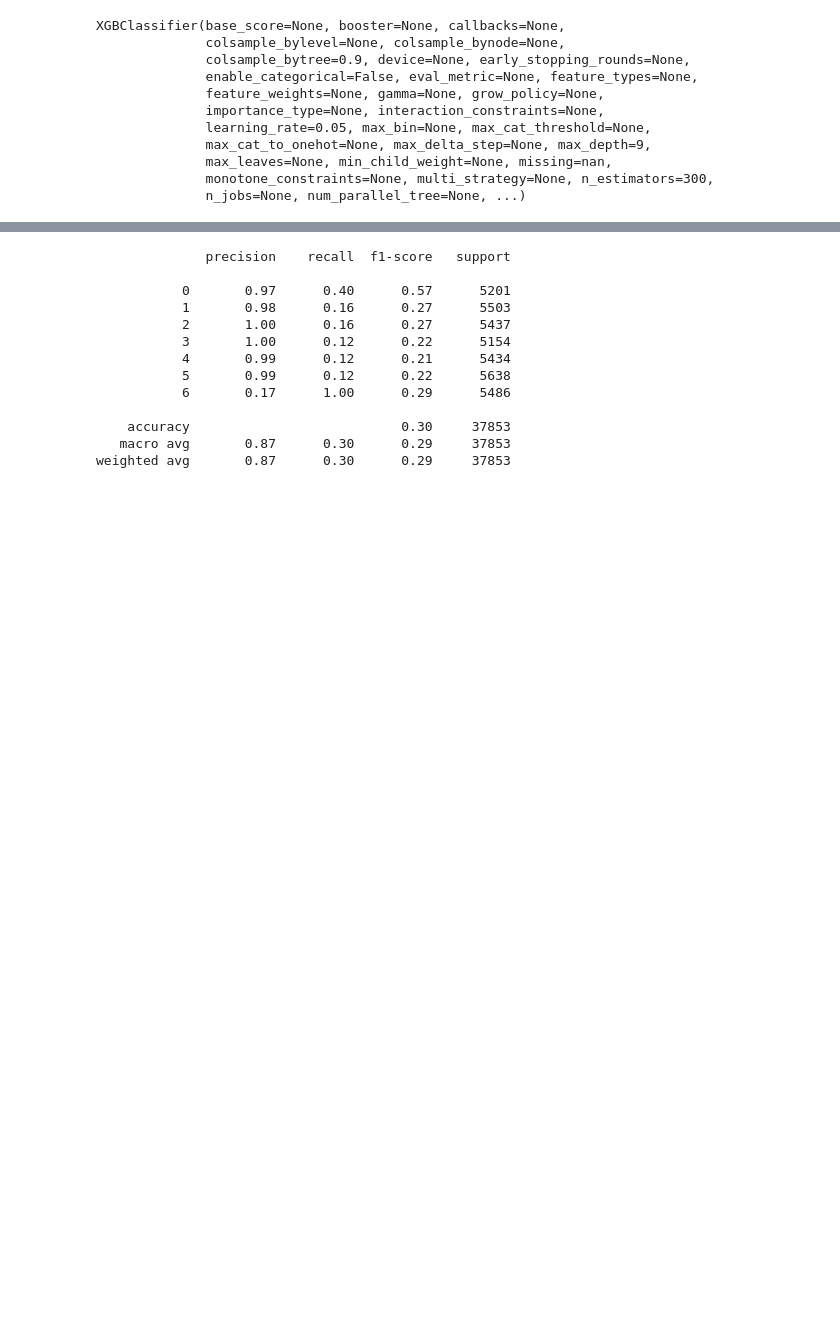
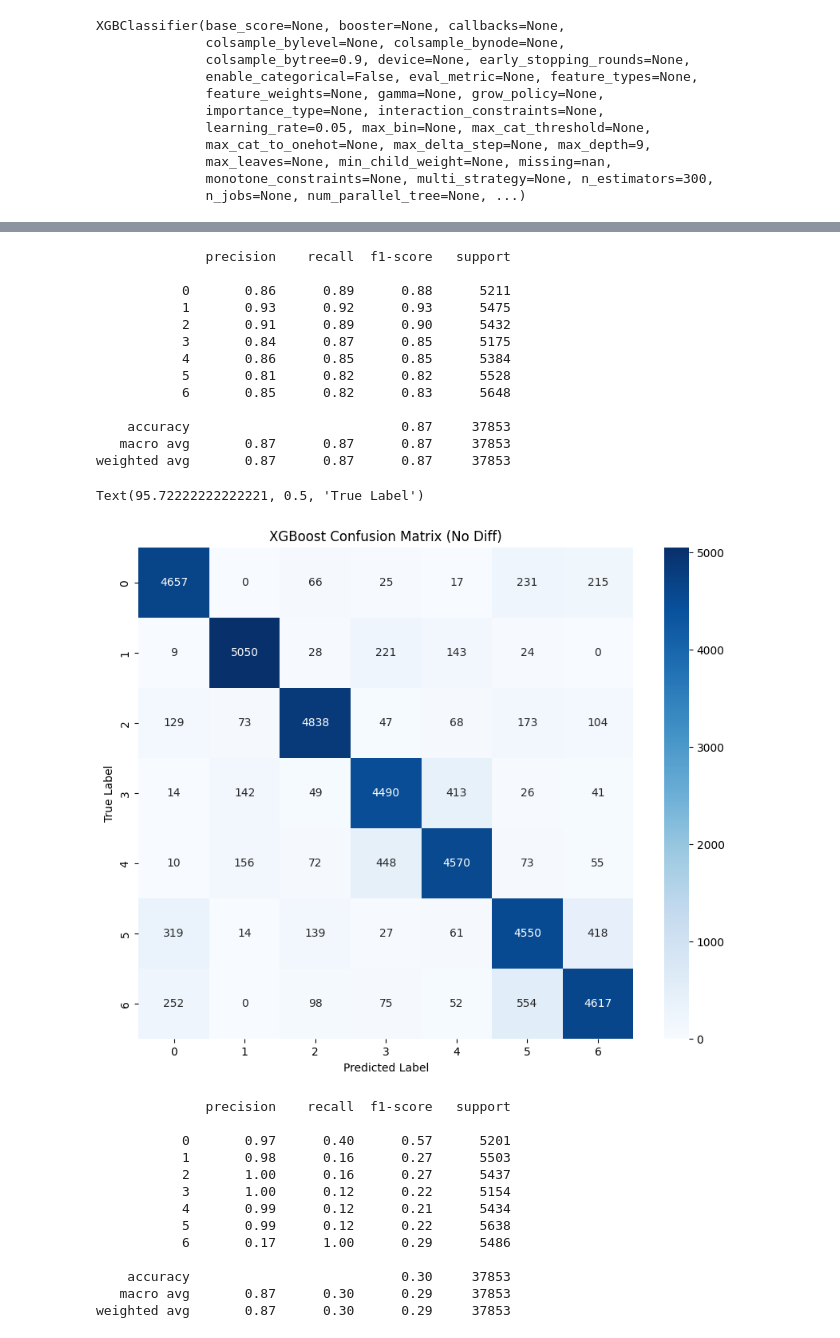
Before and after one commit to nicholastey/gnss_spoof_detector, a Jupyter notebook: spoof_detector/new.ipynb, the cells around one changed output, grey strips where cells are left out. Cells and saved outputs as stored; diff of their text form; code cells hidden in the pictures; blank space fills up the shorter version.

Commit message:
using grid search

```diff
--- a/spoof_detector/new.ipynb
+++ b/spoof_detector/new.ipynb
@@ -749,13 +757,16 @@ smote_no_diff = SMOTE(sampling_strategy='minority')
 X_resampled_no_diff, y_resampled_no_diff = smote_no_diff.fit_resample(X_train_no_diff_processed, y_train_no_diff)
 
 xgboost_model_no_diff = xgb.XGBClassifier(
-  objective='binary:logistic',
-   tree_method='hist',
-   n_estimators=300,
-   max_depth=9,
+  objective='multi:softprob',
+  num_class=7,
+  tree_method='hist',
+  n_estimators=300,
+  max_depth=9,
   learning_rate=0.05,
-   subsample=0.8,
-  colsample_bytree=0.9
+  subsample=0.8,
+  colsample_bytree=0.9,
+  use_label_encoder=False,
+  eval_metric='mlogloss'
 )
 
 xgboost_model_no_diff.fit(X_resampled_no_diff, y_resampled_no_diff)
@@ -773,0 +788,15 @@ XGBClassifier(base_score=None, booster=None, callbacks=None,
+# %%
+grid_search = GridSearchCV(
+    xgboost_model_no_diff,
+    param_grid,
+    scoring='f1_weighted',
+    cv=3,
+    verbose=1,
+    n_jobs=-1
+)
+grid_search.fit(X_resampled_no_diff, y_resampled_no_diff)
+best_params = grid_search.best_params_
+best_score = grid_search.best_score_
+best_model = grid_search.best_estimator_
+print(f"Best Parameters: {best_params}")
+print(f"Best Score: {best_score}")
@@ -774,3 +822,28 @@ XGBClassifier(base_score=None, booster=None, callbacks=None,
+# %%
+y_pred_best = best_model.predict(X_test_no_diff_processed)
+print(classification_report(y_test_no_diff, y_pred_best))
+cm_best = confusion_matrix(y_test_no_diff, y_pred_best)
+plt.figure(figsize=(10, 8))
+sns.heatmap(cm_best, annot=True, fmt='d', cmap='Blues')
+plt.title('XGBoost Confusion Matrix (No Diff)')
+plt.xlabel('Predicted Label')
+plt.ylabel('True Label')
+# %% [output]
+              precision    recall  f1-score   support
+
+           0       0.86      0.89      0.88      5211
+           1       0.93      0.92      0.93      5475
+           2       0.91      0.89      0.90      5432
+           3       0.84      0.87      0.85      5175
+           4       0.86      0.85      0.85      5384
+           5       0.81      0.82      0.82      5528
+           6       0.85      0.82      0.83      5648
+
+    accuracy                           0.87     37853
+   macro avg       0.87      0.87      0.87     37853
+weighted avg       0.87      0.87      0.87     37853
+Text(95.72222222222221, 0.5, 'True Label')
+[figure, added]
 # %%
 X_test_no_diff_processed = preprocessor.transform(X_test_no_diff)
 y_pred_no_diff = xgboost_model_no_diff.predict(X_test_no_diff_processed)
```
Also changed, not shown: parts of 17 cells of this notebook.
